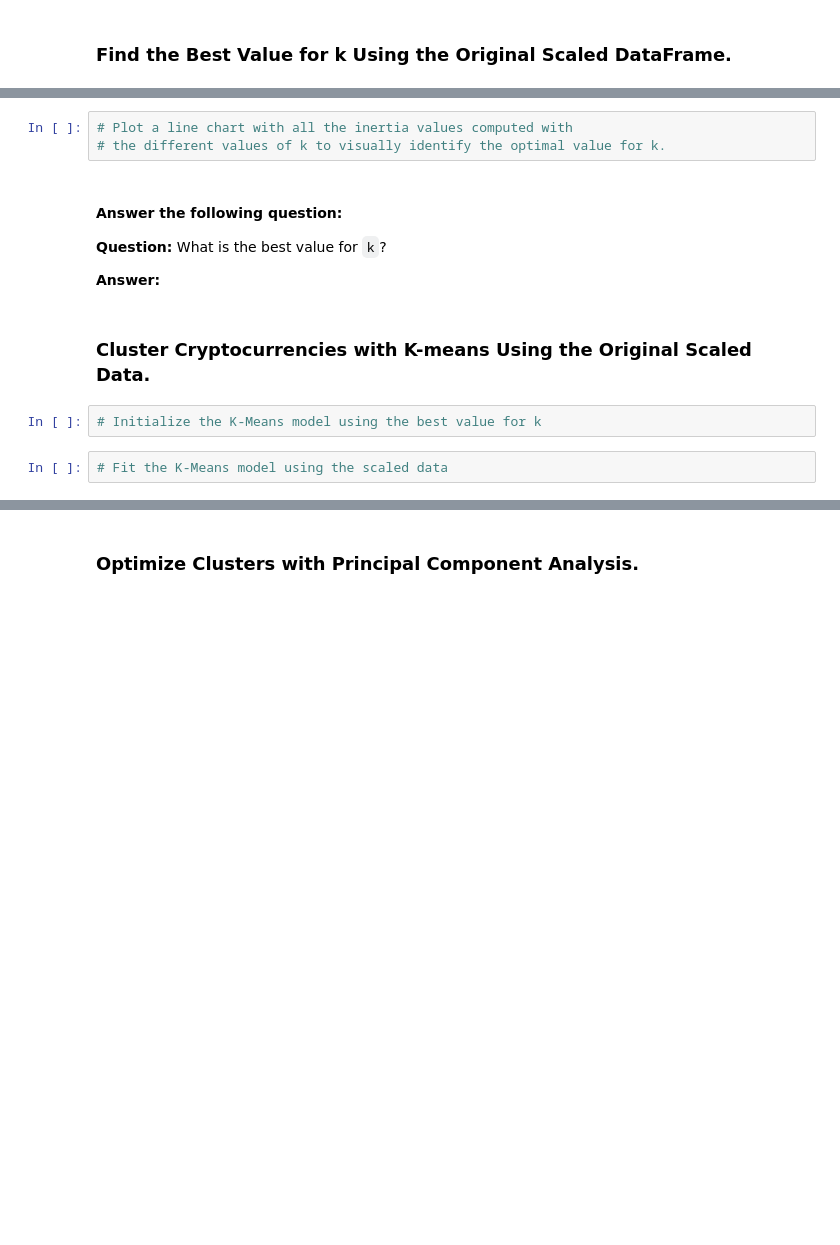
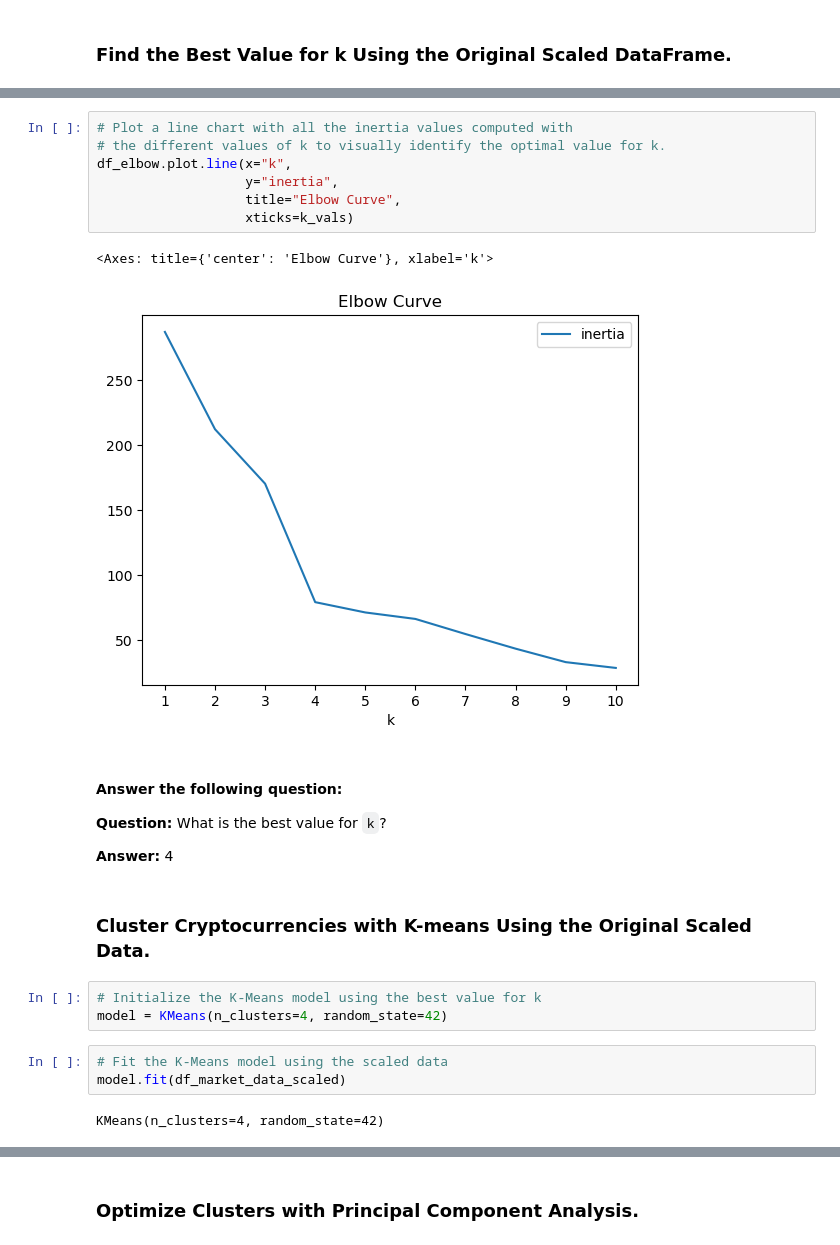
Before and after one commit to harrismhurley/CryptoClustering, a Jupyter notebook: Crypto_Clustering.ipynb, the cells around one changed output, grey strips where cells are left out. Cells and saved outputs as stored; diff of their text form; blank space fills up the shorter version.

```diff
--- a/Crypto_Clustering.ipynb
+++ b/Crypto_Clustering.ipynb
@@ -98,16 +112,27 @@ market_data_df.describe()
 # %%
 # Plot a line chart with all the inertia values computed with
 # the different values of k to visually identify the optimal value for k.
+df_elbow.plot.line(x="k",
+                   y="inertia",
+                   title="Elbow Curve",
+                   xticks=k_vals)
+# %% [output]
+<Axes: title={'center': 'Elbow Curve'}, xlabel='k'>
+[figure, added]
 # %% [markdown]
 #### Answer the following question:
 **Question:** What is the best value for `k`?
 
-**Answer:**
+**Answer:** 4
 # %% [markdown]
 ### Cluster Cryptocurrencies with K-means Using the Original Scaled Data.
 # %%
 # Initialize the K-Means model using the best value for k
+model = KMeans(n_clusters=4, random_state=42)
 # %%
 # Fit the K-Means model using the scaled data
+model.fit(df_market_data_scaled)
+# %% [output]
+KMeans(n_clusters=4, random_state=42)
 # %%
 # Predict the clusters to group the cryptocurrencies using the scaled data
```
Also changed, not shown: parts of 25 cells of this notebook, 1 other file.
